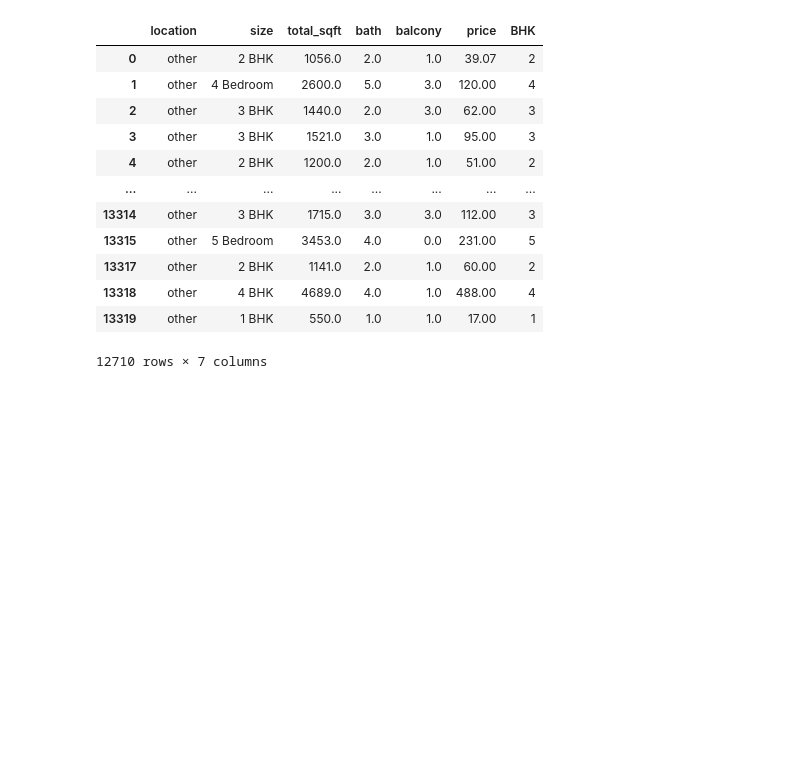
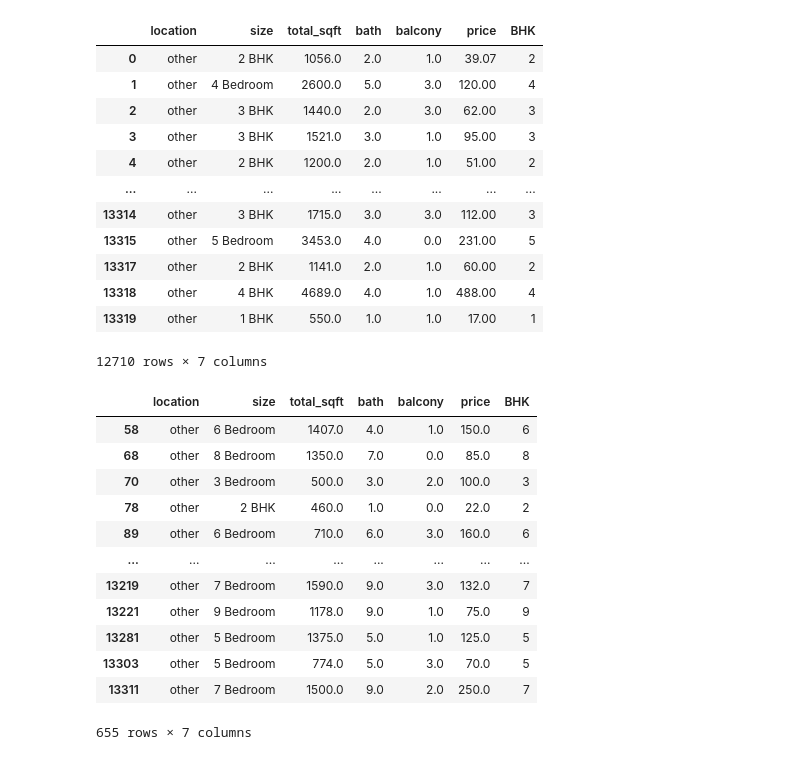
Before and after one commit to lvlitx/BLR_HEA, a Jupyter notebook: House_data.ipynb, the cells around one changed output. Saved outputs shown, nothing was run; the diff lists cells and outputs as text; code cells hidden in the pictures; blank space fills up the shorter version.

Commit message:
outlier detection

```diff
--- a/House_data.ipynb
+++ b/House_data.ipynb
@@ -397,3 +397,20 @@ data
 | 13318 | other | 4 BHK | 4689.0 | 4.0 | 1.0 | 488.00 | 4 |
 | 13319 | other | 1 BHK | 550.0 | 1.0 | 1.0 | 17.00 | 1 |
 12710 rows × 7 columns
+# %%
+# outlier detection
+data[data.total_sqft/data.BHK < 300]
+# %% [output]
+|  | location | size | total_sqft | bath | balcony | price | BHK |
+| 58 | other | 6 Bedroom | 1407.0 | 4.0 | 1.0 | 150.0 | 6 |
+| 68 | other | 8 Bedroom | 1350.0 | 7.0 | 0.0 | 85.0 | 8 |
+| 70 | other | 3 Bedroom | 500.0 | 3.0 | 2.0 | 100.0 | 3 |
+| 78 | other | 2 BHK | 460.0 | 1.0 | 0.0 | 22.0 | 2 |
+| 89 | other | 6 Bedroom | 710.0 | 6.0 | 3.0 | 160.0 | 6 |
+| ... | ... | ... | ... | ... | ... | ... | ... |
+| 13219 | other | 7 Bedroom | 1590.0 | 9.0 | 3.0 | 132.0 | 7 |
+| 13221 | other | 9 Bedroom | 1178.0 | 9.0 | 1.0 | 75.0 | 9 |
+| 13281 | other | 5 Bedroom | 1375.0 | 5.0 | 1.0 | 125.0 | 5 |
+| 13303 | other | 5 Bedroom | 774.0 | 5.0 | 3.0 | 70.0 | 5 |
+| 13311 | other | 7 Bedroom | 1500.0 | 9.0 | 2.0 | 250.0 | 7 |
+655 rows × 7 columns
```
Also changed, not shown: parts of 3 cells of this notebook.
